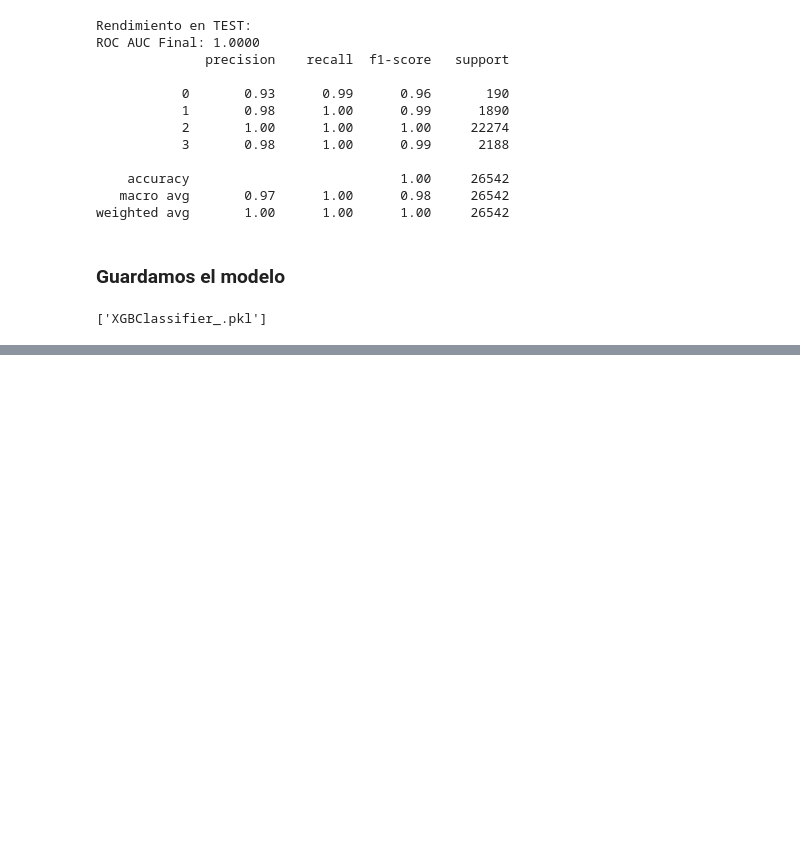
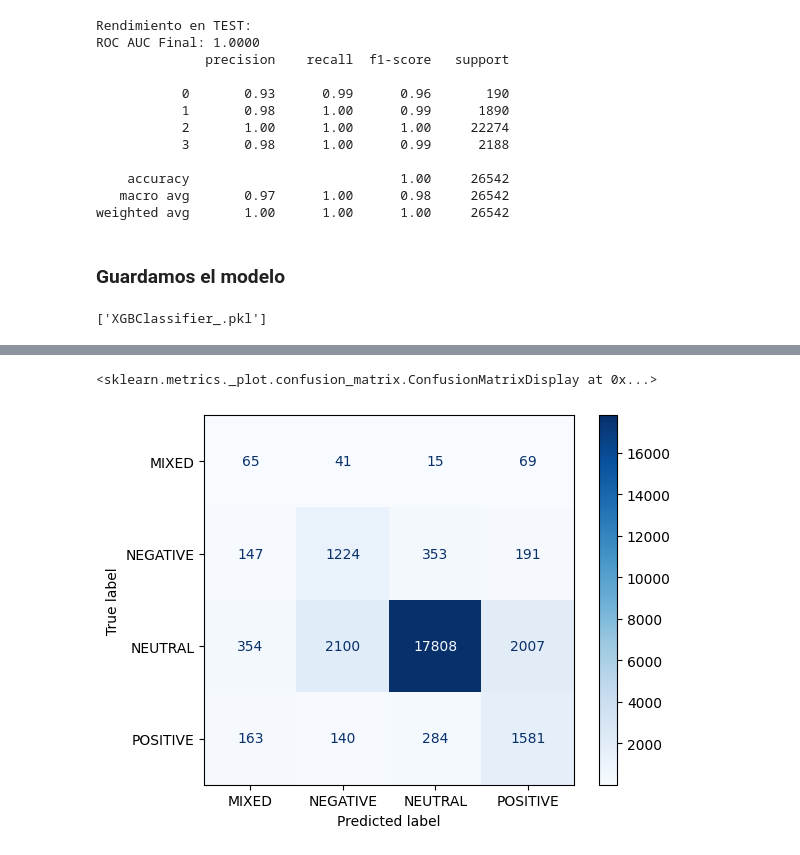
Before and after one commit to AlephZayas/Tweet_Sentiment_Analysis_deployed, a Jupyter notebook: Notebooks/implementation.ipynb, the cells around one changed output, grey strips where cells are left out. Cells and saved outputs as stored; diff of their text form; code cells hidden in the pictures; blank space fills up the shorter version.

```diff
--- a/Notebooks/implementation.ipynb
+++ b/Notebooks/implementation.ipynb
@@ -401,0 +570,29 @@ joblib.dump(grid_search.best_estimator_,'XGBClassifier_.pkl')
+# %%
+X_feat_train, X_feat_test, X_text_token_train, X_text_token_test, y_gru_train, y_gru_test = train_test_split(
+    X_feat_mm,X_text_token,y_gru_enc, test_size=0.2, random_state=3
+)
+# %%
+from sklearn.utils.class_weight import compute_class_weight
+
+unique_classes = np.unique(y_gru_train)
+
+weights_gru = compute_class_weight(
+    'balanced',
+    classes=unique_classes,
+    y=y_gru_train
+)
+
+weights_gru_dict = dict(zip(unique_classes, weights_gru))
+# %%
+history = model.fit(
+    {'text_input': X_text_token_train, 'features_sequence': X_feat_train},
+    y_gru_train,
+    validation_data=(
+        {'text_input': X_text_token_test, 'features_sequence': X_feat_test},
+        y_gru_test
+    ),
+    epochs=100,
+    batch_size=32,
+    class_weight=weights_gru_dict,
+    callbacks=[early_stopping, checkpoint]
+)
@@ -401,0 +618,8 @@ joblib.dump(grid_search.best_estimator_,'XGBClassifier_.pkl')
+# %%
+y_pred_gru = model.predict({'text_input': X_text_token_test, 'features_sequence': X_feat_test})
+
+y_pred_classes = np.argmax(y_pred_gru, axis=1)
+
+
+
+print(classification_report(y_gru_test, y_pred_classes, target_names=le_lst.classes_))
@@ -401,0 +638,8 @@ joblib.dump(grid_search.best_estimator_,'XGBClassifier_.pkl')
+# %%
+cn = confusion_matrix(y_gru_test, y_pred_classes)
+
+disp = ConfusionMatrixDisplay(confusion_matrix=cn, display_labels=le_lst.classes_)
+disp.plot(cmap='Blues')
+# %% [output]
+<sklearn.metrics._plot.confusion_matrix.ConfusionMatrixDisplay at 0x...>
+[figure, added]
```
Also changed, not shown: parts of 28 cells of this notebook, 1 other file.
